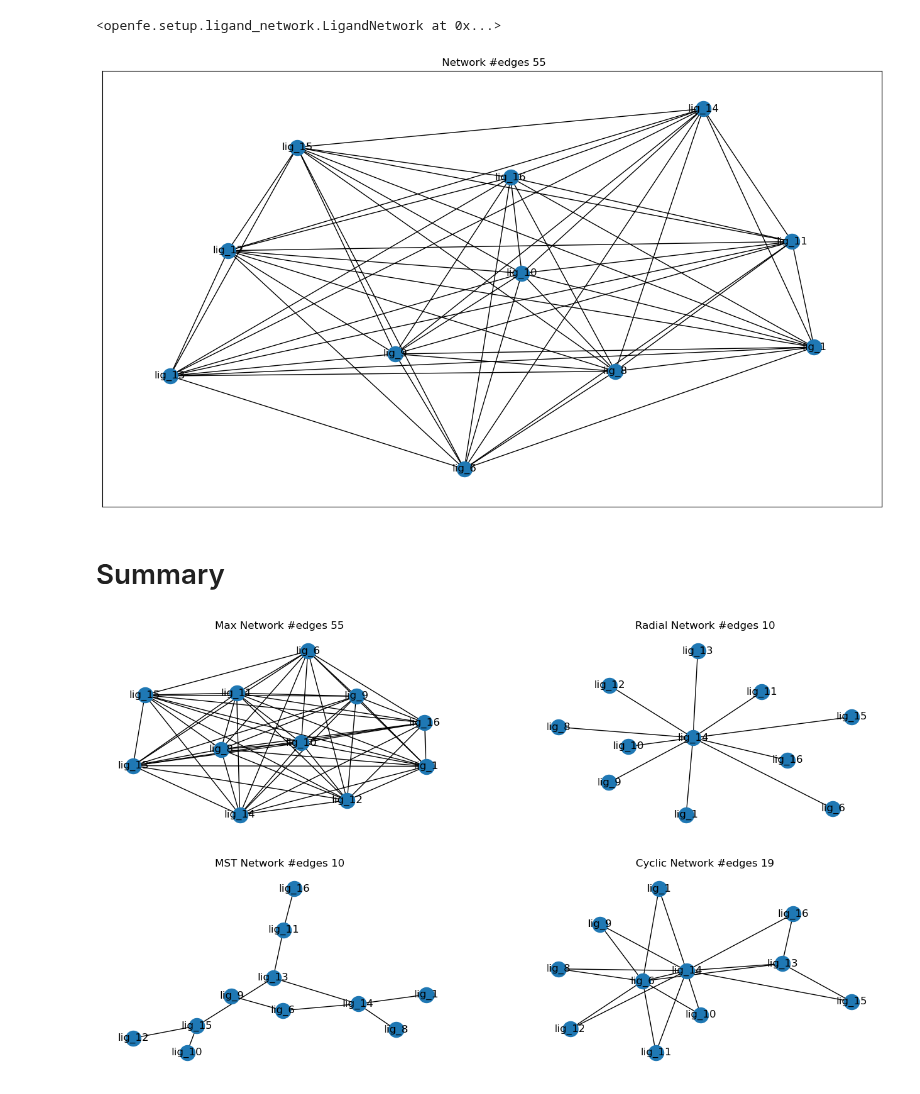
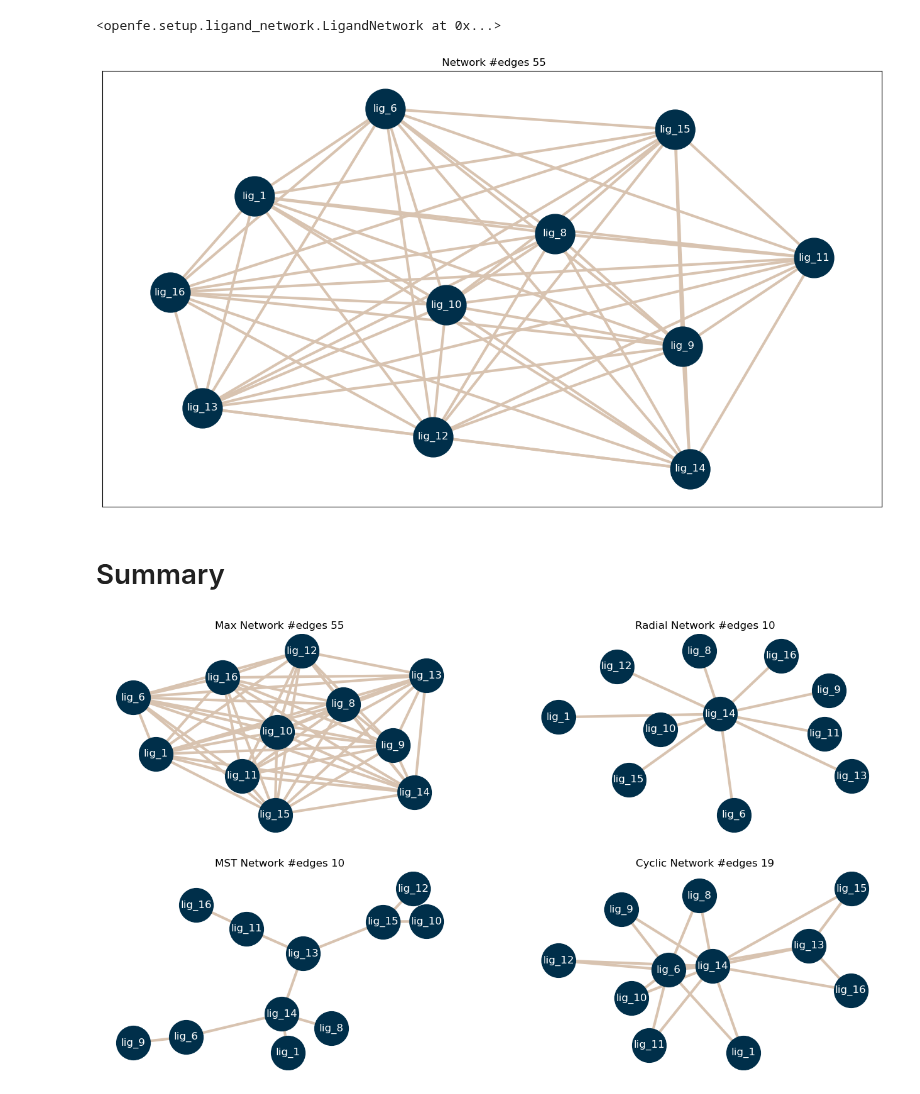
Before and after one commit to OpenFreeEnergy/konnektor, a Jupyter notebook: dev/test_network_planners.ipynb, the cells around one changed output. Saved outputs shown, nothing was run; the diff lists cells and outputs as text; code cells hidden in the pictures.

```diff
--- a/dev/test_network_planners.ipynb
+++ b/dev/test_network_planners.ipynb
@@ -22,7 +16,15 @@ import numpy as np
 import networkx as nx
 from matplotlib import pyplot as plt
 
-def draw_ligand_network(network, title="", ax=None):
+ofe_colors =  [(49 / 256, 57 / 256, 77 / 256, 1),  # Badass Blue
+                  (184 / 256, 87 / 256, 65 / 256, 1),  # Feeling spicy
+                  (0, 147 / 256, 132 / 256, 1),  # Feeling sick
+                  (217 / 256, 196 / 256, 177 / 256, 1),  # Beastlygrey
+                  (102 / 256, 102 / 256, 102 / 256, 1),  # Sandy Sergio
+                  (0 / 256, 47 / 256, 74 / 256, 1), ]  # otherBlue]
+
+
+def draw_ligand_network(network, title="", ax=None, node_size=2050, edge_width=3):
     ligands = list(network.nodes)
     edge_map = {(m.componentA.name, m.componentB.name): m for m in network.edges}
     edges = list(sorted(edge_map.keys()))
@@ -39,7 +41,9 @@ def draw_ligand_network(network, title="", ax=None):
     else:
         fig=None
 
-    nx.draw_networkx(g, with_labels=True, ax=ax)
+
+    nx.draw_networkx(g, with_labels=True, ax=ax, node_size=node_size, width=edge_width,
+                     node_color=ofe_colors[-1], edge_color=ofe_colors[3], font_color=[1,1,1])
     ax.set_title(title+" Network #edges "+str(len(g.edges)))
 
     return fig
@@ -135,16 +138,16 @@ fig = draw_ligand_network(max_network);
 fig.savefig(max_network.name+"_Network.png")
 fig.show()
 # %% [output]
-[figure, old version]
+[figure, new version]
 # %% [markdown]
 # Summary
 # %%
 fig, axes = plt.subplots(ncols=2, nrows=2, figsize=[16,9])
 axes= np.array(axes).flat
 for ax, net in zip(axes, [max_network, radial_network, mst_network, cyclic_network]):
-    draw_ligand_network(network=net, title=net.name, ax=ax)
+    draw_ligand_network(network=net, title=net.name, ax=ax, node_size=1500)
     ax.axis("off")
 # %% [output]
-[figure, old version]
+[figure, new version]
 # %%
 fig.savefig("network_layouts.png", dpi=400)
```
Also changed, not shown: parts of 6 cells of this notebook, 1 other file.
